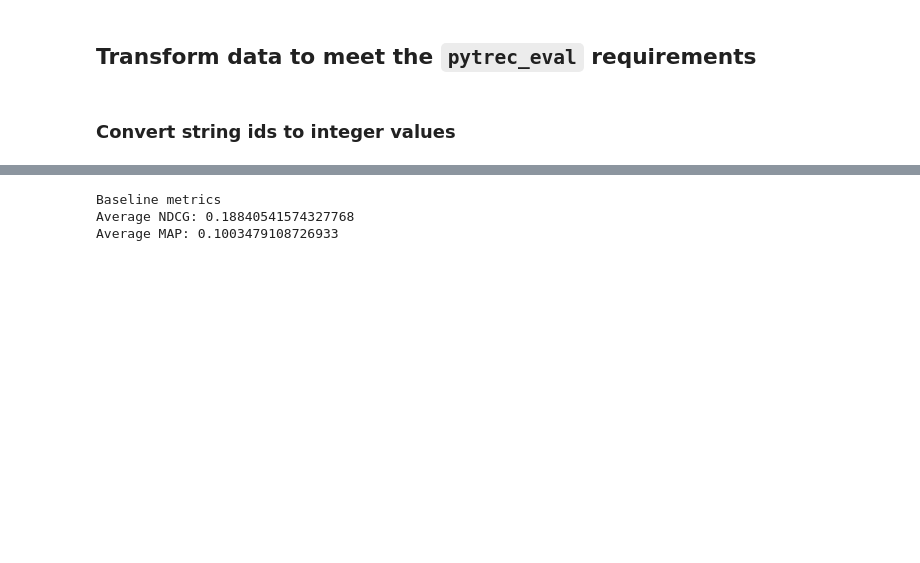
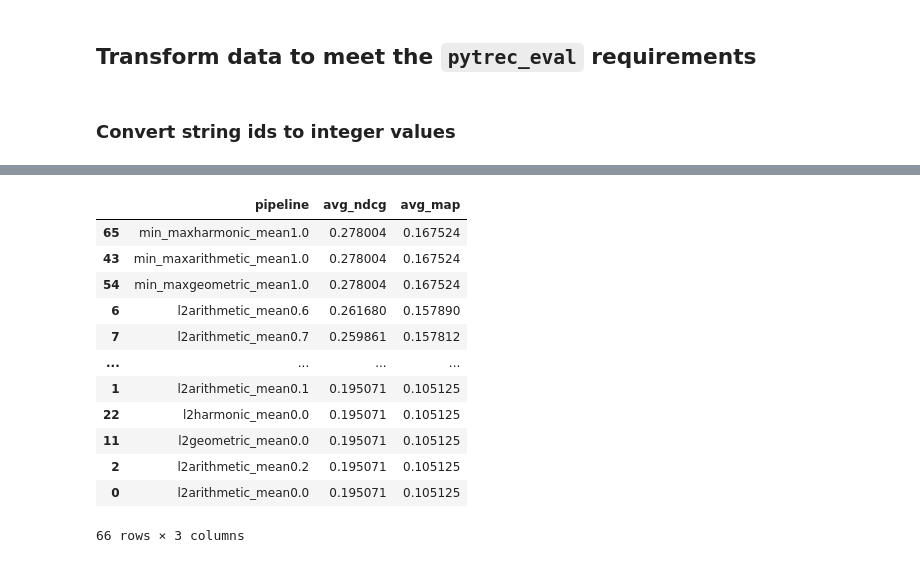
Before and after one commit to o19s/opensearch-search-quality-evaluation, a Jupyter notebook: hybrid-search/notebook/hybrid-search-baseline-comparison/4_Best_Hybrid_Search_Config.ipynb, the cells around one changed output, grey strips where cells are left out. Saved outputs shown, nothing was run; the diff lists cells and outputs as text; code cells hidden in the pictures; blank space fills up the shorter version.

```diff
--- a/hybrid-search/notebook/hybrid-search-baseline-comparison/4_Best_Hybrid_Search_Config.ipynb
+++ b/hybrid-search/notebook/hybrid-search-baseline-comparison/4_Best_Hybrid_Search_Config.ipynb
@@ -281,6 +407,6 @@ df_ratings
 # %%
-# Drop the Q0 column as it is not needed
-df_pytrec_qrels = df_ratings.drop(columns=['Q0', 'docid'])
+# Drop the docid column as it is not needed
+df_pytrec_qrels = df_ratings.drop(columns=['docid'])
 
 df_pytrec_qrels['docid_int'] = df_pytrec_qrels['docid_int'].astype(str)
 
@@ -291,4 +417,3 @@ qrel = {}
 for idx, group in df_pytrec_qrels.groupby('idx'):
     # Create a dictionary for each group where 'docid' is the key and 'rating' is the value
     qrel[str(idx)] = dict(zip(group['docid_int'], group['rating']))
-#print(qrel)
@@ -336,22 +452,44 @@ print(json.dumps(data, indent=1))
 # %%
-ndcg_sum = 0
-map_sum = 0
-num_queries = len(data)
+metrics_results = []
 
-# Iterate over the dictionary and sum the 'ndcg' and 'map' values
-for query, metrics in data.items():
-    ndcg_sum += metrics['ndcg']
-    map_sum += metrics['map']
+for pipeline, queries in data.items():
 
-# Calculate the averages
-average_ndcg = ndcg_sum / num_queries
-average_map = map_sum / num_queries
+    ndcg_sum = 0
+    map_sum = 0
+    num_queries = len(data[pipeline])
 
-# Print the results
-print("Baseline metrics")
-print(f"Average NDCG: {average_ndcg}")
-print(f"Average MAP: {average_map}")
+    # Iterate over the dictionary and sum the 'ndcg' and 'map' values
+    for query, metrics in data[pipeline].items():
+        ndcg_sum += metrics['ndcg']
+        map_sum += metrics['map']
+
+    # Calculate the averages
+    average_ndcg = ndcg_sum / num_queries
+    average_map = map_sum / num_queries
+    metrics_results.append({
+        'pipeline' : pipeline,
+        'avg_ndcg' : average_ndcg,
+        'avg_map' : average_map
+    })
+
+    # Print the results
+    #print(f"Baseline metrics for pipeline {pipeline}")
+    #print(f"Average NDCG: {average_ndcg}")
+    #print(f"Average MAP: {average_map}")
+df_metrics = pd.DataFrame(metrics_results)
-# %% [output]
-Baseline metrics
-Average NDCG: 0.18840541574327768
-Average MAP: 0.1003479108726933
+# %%
+df_metrics.sort_values(by='avg_map', ascending=False)
+# %% [output]
+|  | pipeline | avg_ndcg | avg_map |
+| 65 | min_maxharmonic_mean1.0 | 0.278004 | 0.167524 |
+| 43 | min_maxarithmetic_mean1.0 | 0.278004 | 0.167524 |
+| 54 | min_maxgeometric_mean1.0 | 0.278004 | 0.167524 |
+| 6 | l2arithmetic_mean0.6 | 0.261680 | 0.157890 |
+| 7 | l2arithmetic_mean0.7 | 0.259861 | 0.157812 |
+| ... | ... | ... | ... |
+| 1 | l2arithmetic_mean0.1 | 0.195071 | 0.105125 |
+| 22 | l2harmonic_mean0.0 | 0.195071 | 0.105125 |
+| 11 | l2geometric_mean0.0 | 0.195071 | 0.105125 |
+| 2 | l2arithmetic_mean0.2 | 0.195071 | 0.105125 |
+| 0 | l2arithmetic_mean0.0 | 0.195071 | 0.105125 |
+66 rows × 3 columns
```
Also changed, not shown: parts of 23 cells of this notebook, 6 other files.
